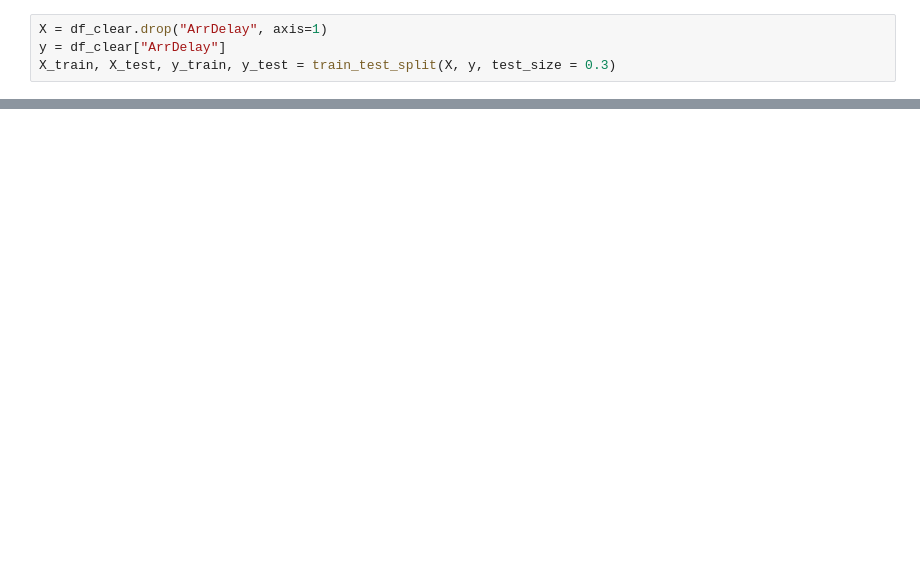
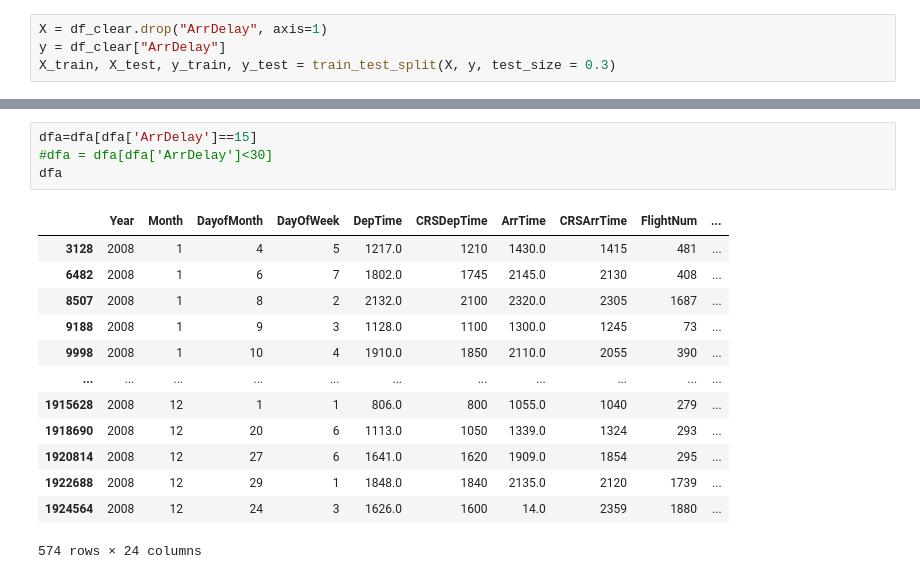
Before and after one commit to sunil3092/DBSEdu, a Jupyter notebook: Machine Learning and Pattern Recognisation/CA/CA_1 - 40Per/FlightDelay.ipynb, the cells around one changed output, grey strips where cells are left out. Drawn from its saved outputs; the diff is of its cells as text; blank space fills up the shorter version.

```diff
--- a/Machine Learning and Pattern Recognisation/CA/CA_1 - 40Per/FlightDelay.ipynb
+++ b/Machine Learning and Pattern Recognisation/CA/CA_1 - 40Per/FlightDelay.ipynb
@@ -101,0 +150,18 @@ X_train, X_test, y_train, y_test = train_test_split(X, y, test_size = 0.3)
+# %%
+dfa=dfa[dfa['ArrDelay']==15]
+#dfa = dfa[dfa['ArrDelay']<30]
+dfa
+# %% [output]
+|  | Year | Month | DayofMonth | DayOfWeek | DepTime | CRSDepTime | ArrTime | CRSArrTime | FlightNum | ... |
+| 3128 | 2008 | 1 | 4 | 5 | 1217.0 | 1210 | 1430.0 | 1415 | 481 | ... |
+| 6482 | 2008 | 1 | 6 | 7 | 1802.0 | 1745 | 2145.0 | 2130 | 408 | ... |
+| 8507 | 2008 | 1 | 8 | 2 | 2132.0 | 2100 | 2320.0 | 2305 | 1687 | ... |
+| 9188 | 2008 | 1 | 9 | 3 | 1128.0 | 1100 | 1300.0 | 1245 | 73 | ... |
+| 9998 | 2008 | 1 | 10 | 4 | 1910.0 | 1850 | 2110.0 | 2055 | 390 | ... |
+| ... | ... | ... | ... | ... | ... | ... | ... | ... | ... | ... |
+| 1915628 | 2008 | 12 | 1 | 1 | 806.0 | 800 | 1055.0 | 1040 | 279 | ... |
+| 1918690 | 2008 | 12 | 20 | 6 | 1113.0 | 1050 | 1339.0 | 1324 | 293 | ... |
+| 1920814 | 2008 | 12 | 27 | 6 | 1641.0 | 1620 | 1909.0 | 1854 | 295 | ... |
+| 1922688 | 2008 | 12 | 29 | 1 | 1848.0 | 1840 | 2135.0 | 2120 | 1739 | ... |
+| 1924564 | 2008 | 12 | 24 | 3 | 1626.0 | 1600 | 14.0 | 2359 | 1880 | ... |
+574 rows × 24 columns
```
Also changed, not shown: parts of 20 cells of this notebook, 2 other files.
